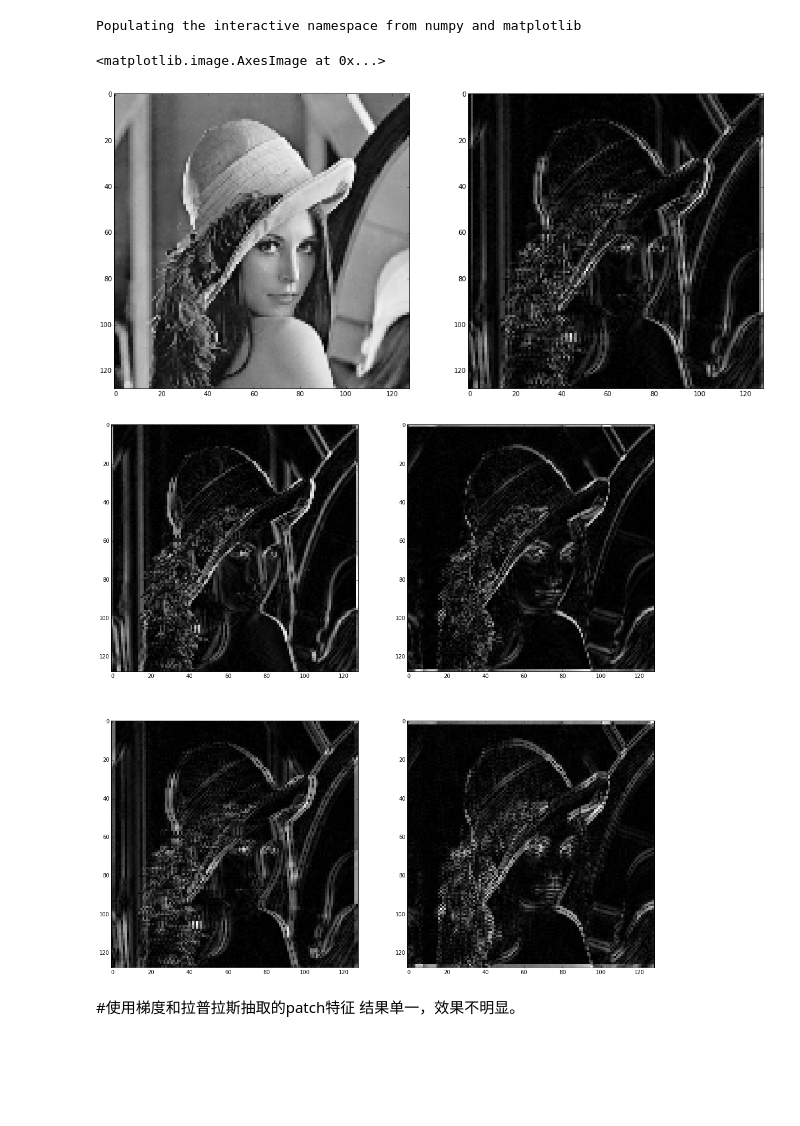
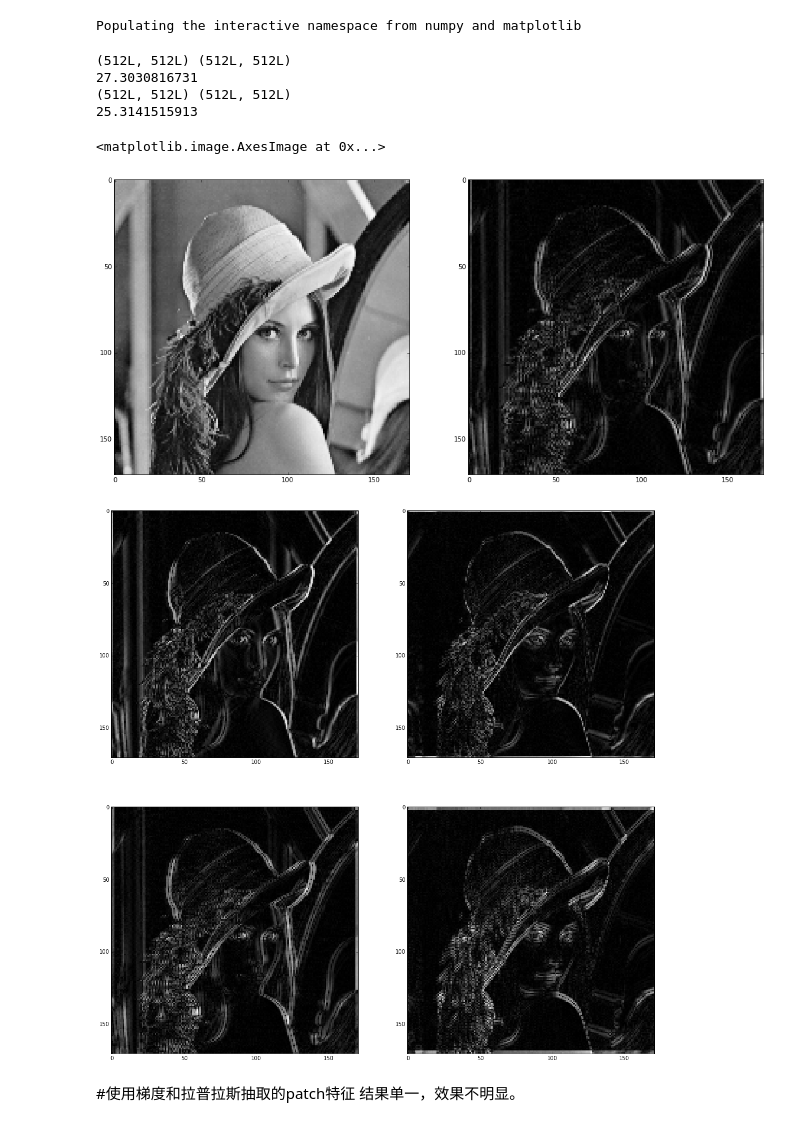
Before and after one commit to liangz0707/skimage-learn, a Jupyter notebook: new_idea_about_SR_2.ipynb, the cells around one changed output. Saved outputs shown, nothing was run; the diff lists cells and outputs as text; code cells hidden in the pictures; blank space fills up the shorter version.

```diff
--- a/new_idea_about_SR_2.ipynb
+++ b/new_idea_about_SR_2.ipynb
@@ -4,6 +4,18 @@
 我这里尝试使用全新的特征进行训练。
 1. 首先是要改善训练使用的特征。
 2. 其次是改善搜索的难度，和搜索的空间。
+# %%
+import numpy
+import math
+
+def psnr( img1,img2):
+    img1= img1[:img2.shape[0],:img2.shape[1]]
+    print img1.shape,img2.shape
+    mse = numpy.mean( (img1 - img2) ** 2 )
+    if mse == 0:
+        return 100
+
+    return 20 * math.log10(numpy.max(img1) / math.sqrt(mse))
 # %%
 # -*- coding: utf-8 -*-
 __author__ = 'Zhe'
@@ -20,9 +33,12 @@ lena = data.lena()
 Populating the interactive namespace from numpy and matplotlib
 # %%
 imageH = skimage.color.rgb2gray(data.lena())
-imageL = rescale(imageH,0.25,preserve_range=False)
-imageW = rescale(imageL,4.0,preserve_range=False)
+imageL = rescale(imageH,1/3.0,preserve_range=False)
+imageW = rescale(imageL,3.0,preserve_range=False)
 
+cc = imresize(imageL,3.0,'bicubic')
+print psnr(imageW,imageH)
+print psnr(skimage.img_as_float(cc),imageH)
 
 plt.figure(figsize=(18,18),dpi=14)
 plt.subplot(1,2,1)
@@ -34,33 +50,37 @@ f3=np.asarray([[1,0,-2,0,1]],dtype='float64')
 f4=np.asarray([[1],[0],[-2],[0],[1]],dtype='float64')
 
 F1=convolve2d(imageL,f1,mode='same')
 F2=convolve2d(imageL,f2,mode='same')
 F3=convolve2d(imageL,f3,mode='same')
 F4=convolve2d(imageL,f4,mode='same')
 
 HF1=convolve2d(imageH,f1,mode='same')
 HF2=convolve2d(imageH,f2,mode='same')
 HF3=convolve2d(imageH,f3,mode='same')
 HF4=convolve2d(imageH,f4,mode='same')
 
 WF1=convolve2d(imageW,f1,mode='same')
 WF2=convolve2d(imageW,f2,mode='same')
 WF3=convolve2d(imageW,f3,mode='same')
 WF4=convolve2d(imageW,f4,mode='same')
 
 plt.subplot(1,2,2)
 plt.imshow(np.abs(F1+F3), cmap=cm.gray, interpolation="none")
 
 plt.figure(figsize=(18,18),dpi=14)
 plt.subplot(2,2,1)
 plt.imshow(np.abs(F1), cmap=cm.gray, interpolation="none")
 plt.subplot(2,2,2)
 plt.imshow(np.abs(F2), cmap=cm.gray, interpolation="none")
 plt.subplot(2,2,3)
 plt.imshow(np.abs(F3), cmap=cm.gray, interpolation="none")
 plt.subplot(2,2,4)
 plt.imshow(np.abs(F4), cmap=cm.gray, interpolation="none")
 # %% [output]
-<matplotlib.image.AxesImage at 0x...>
+(512L, 512L) (512L, 512L)
+27.3030816731
+(512L, 512L) (512L, 512L)
+25.3141515913
+<matplotlib.image.AxesImage at 0x...>
-[figure, old version]
+[figure, new version]
-[figure, old version]
+[figure, new version]
```
Also changed, not shown: parts of 2 cells of this notebook, 1 other file.
